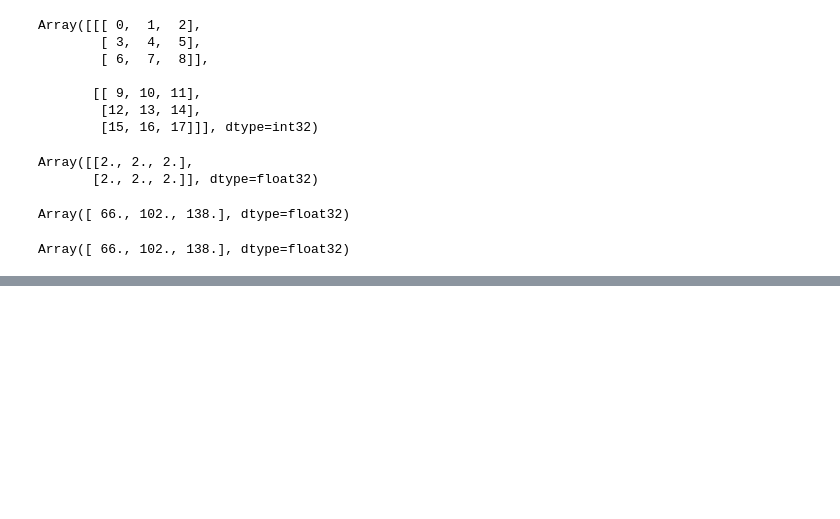
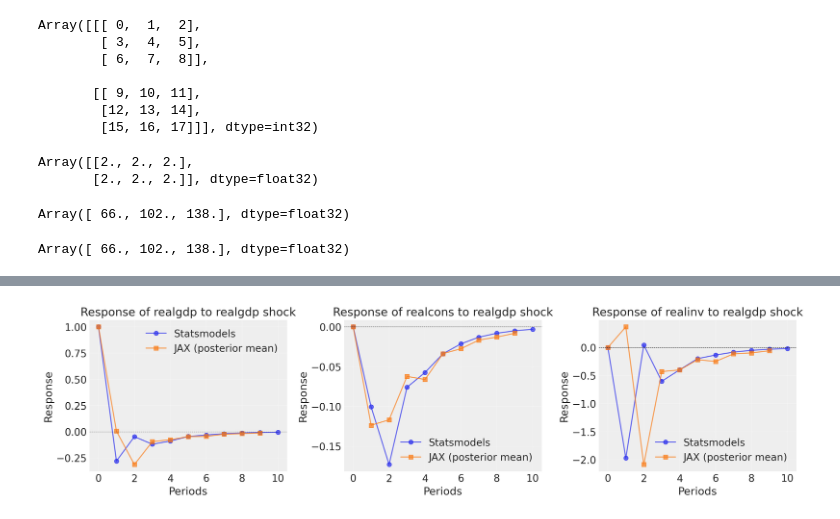
Before and after one commit to juanitorduz/website_projects, a Jupyter notebook: Python/var_numpyro.ipynb, the cells around one changed output, grey strips where cells are left out. Drawn from its saved outputs; the diff is of its cells as text; code cells hidden in the pictures; blank space fills up the shorter version.

Commit message:
impulse response functioin init

```diff
--- a/Python/var_numpyro.ipynb
+++ b/Python/var_numpyro.ipynb
@@ -238,0 +341,16 @@ az.plot_posterior(idata, var_names=["phi"], ref_val=ref_vals_phi, figsize=(18, 2
+# %%
+# Test IRF computation with posterior mean
+phi_mean = idata["posterior"]["phi"].mean(dim=["chain", "draw"]).values
+l_omega_mean = idata["posterior"]["l_omega"].mean(dim=["chain", "draw"]).values
+sigma_mean = idata["posterior"]["sigma"].mean(dim=["chain", "draw"]).values
+
+# Construct the Cholesky factor
+l_sigma_mean = sigma_mean[:, None] * l_omega_mean
+
+# Compute IRF for 10 steps
+n_irf_steps = 10
+irf_mean = compute_irf(phi_mean, l_sigma_mean, n_steps=n_irf_steps)
+
+print(f"IRF shape: {irf_mean.shape}")
+print(f"IRF at t=0 (initial shock):\n{irf_mean[0]}")
+print(f"\nIRF at t=1:\n{irf_mean[1]}")
@@ -238,0 +368,33 @@ az.plot_posterior(idata, var_names=["phi"], ref_val=ref_vals_phi, figsize=(18, 2
+# %%
+# Compare with statsmodels IRF
+var_irf = var_results.irf(n_irf_steps)
+
+# Plot comparison for a specific shock -> response pair
+fig, axes = plt.subplots(1, 3, figsize=(15, 4))
+
+shock_var = "realgdp"
+response_vars = ["realgdp", "realcons", "realinv"]
+shock_idx = list(data.columns).index(shock_var)
+
+for i, response_var in enumerate(response_vars):
+    response_idx = list(data.columns).index(response_var)
+
+    # Statsmodels IRF
+    sm_irf = var_irf.irfs[:, response_idx, shock_idx]
+
+    # Our JAX IRF (posterior mean)
+    jax_irf = irf_mean[:, response_idx, shock_idx]
+
+    axes[i].plot(sm_irf, label="Statsmodels", marker="o", alpha=0.7)
+    axes[i].plot(jax_irf, label="JAX (posterior mean)", marker="s", alpha=0.7)
+    axes[i].axhline(0, color="black", linestyle="--", linewidth=0.5)
+    axes[i].set_title(f"Response of {response_var} to {shock_var} shock")
+    axes[i].set_xlabel("Periods")
+    axes[i].set_ylabel("Response")
+    axes[i].legend()
+    axes[i].grid(True, alpha=0.3)
+
+plt.tight_layout()
+plt.show()
+# %% [output]
+[figure, added]
```
Also changed, not shown: parts of 11 cells of this notebook.
